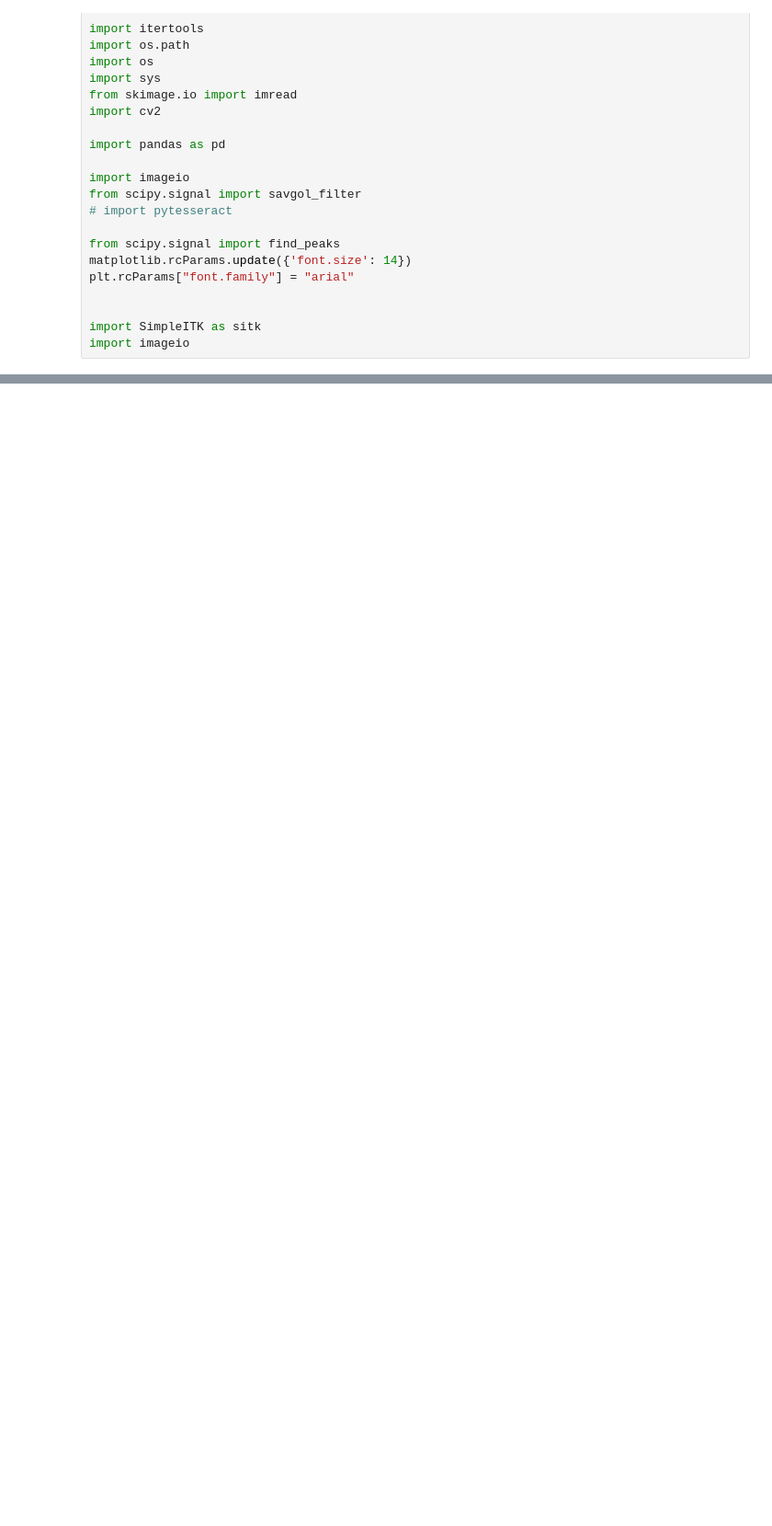
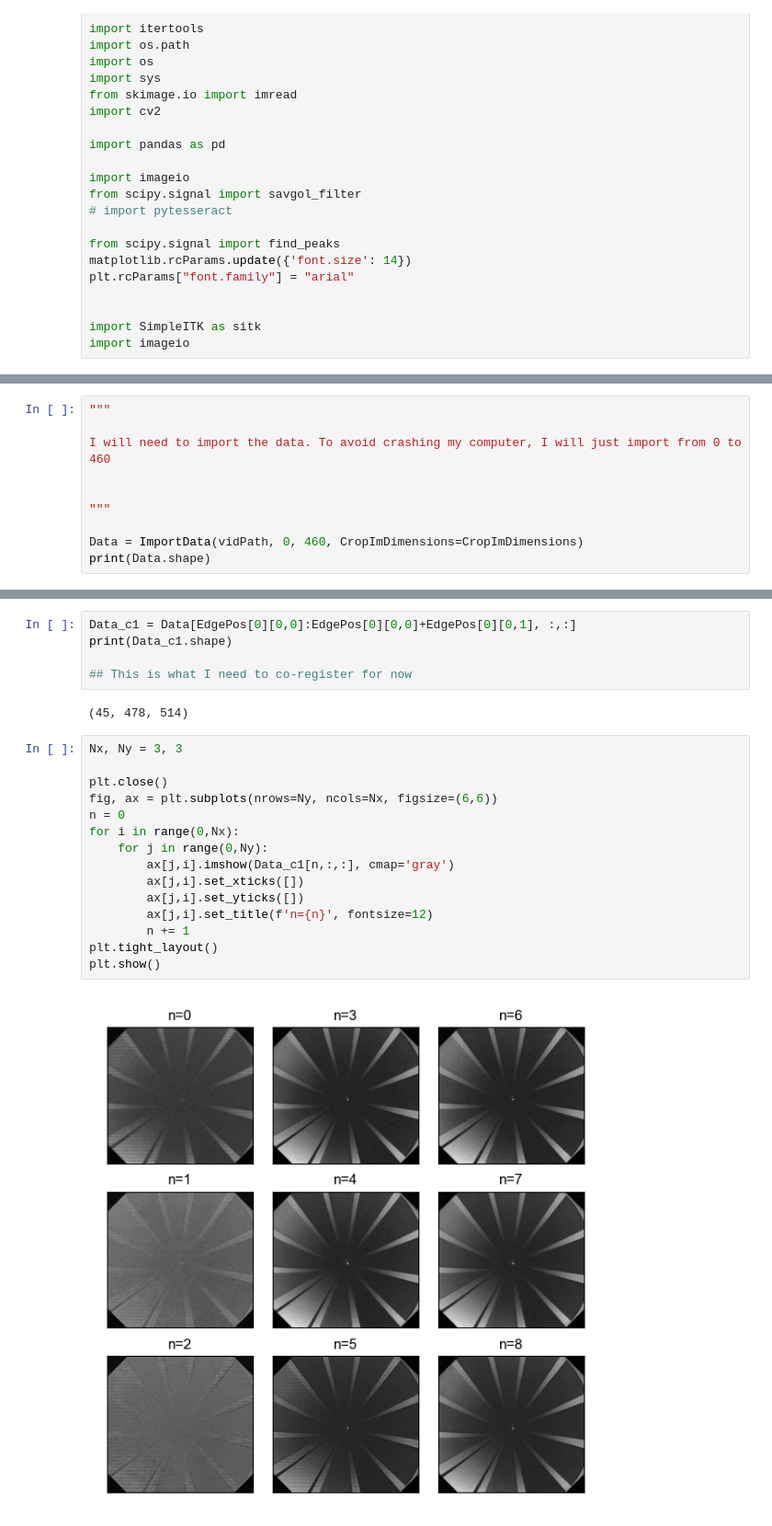
Before and after one commit to YzaboRa/HySE_CoRegistration, a Jupyter notebook: CoRegistration_HandTest.ipynb, the cells around one changed output, grey strips where cells are left out. Shown at 92% size. Drawn from its saved outputs; the diff is of its cells as text; blank space fills up the shorter version.

```diff
--- a/CoRegistration_HandTest.ipynb
+++ b/CoRegistration_HandTest.ipynb
@@ -100,0 +146,10 @@ print(Peaks_dist)
+# %%
+"""
+
+I will need to import the data. To avoid crashing my computer, I will just import from 0 to 460
+
+
+"""
+
+Data = ImportData(vidPath, 0, 460, CropImDimensions=CropImDimensions)
+print(Data.shape)
@@ -100,0 +160,24 @@ print(Peaks_dist)
+# %%
+Data_c1 = Data[EdgePos[0][0,0]:EdgePos[0][0,0]+EdgePos[0][0,1], :,:]
+print(Data_c1.shape)
+
+## This is what I need to co-register for now
+# %% [output]
+(45, 478, 514)
+# %%
+Nx, Ny = 3, 3
+
+plt.close()
+fig, ax = plt.subplots(nrows=Ny, ncols=Nx, figsize=(6,6))
+n = 0
+for i in range(0,Nx):
+    for j in range(0,Ny):
+        ax[j,i].imshow(Data_c1[n,:,:], cmap='gray')
+        ax[j,i].set_xticks([])
+        ax[j,i].set_yticks([])
+        ax[j,i].set_title(f'n={n}', fontsize=12)
+        n += 1
+plt.tight_layout()
+plt.show()
+# %% [output]
+[figure, added]
```
Also changed, not shown: parts of 8 cells of this notebook, 9 other files.
